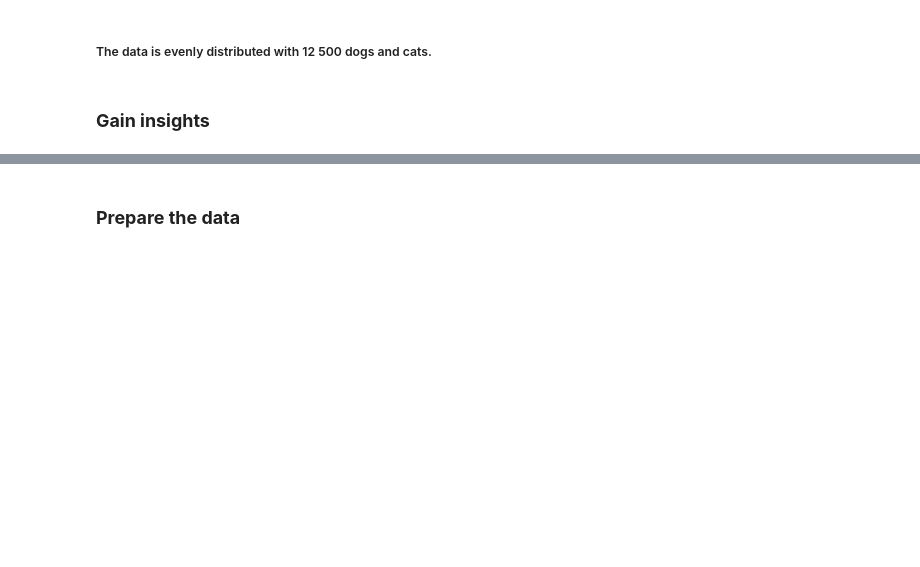
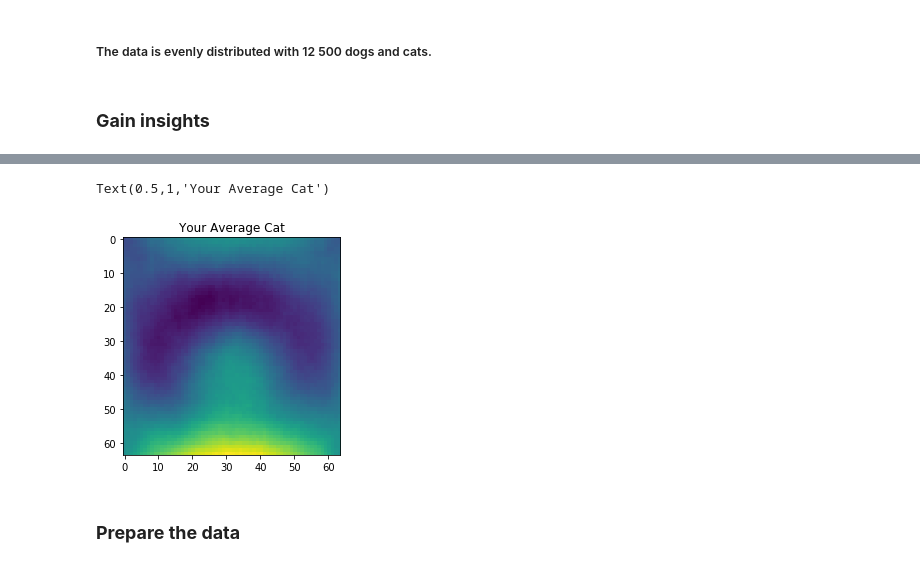
Before and after one commit to 181210/dat158, a Jupyter notebook: Oblig_2/Oblig_2ML.ipynb, the cells around one changed output, grey strips where cells are left out. Saved outputs shown, nothing was run; the diff lists cells and outputs as text; code cells hidden in the pictures; blank space fills up the shorter version.

```diff
--- a/Oblig_2/Oblig_2ML.ipynb
+++ b/Oblig_2/Oblig_2ML.ipynb
@@ -504,0 +553,7 @@ error: OpenCV(3.4.1) /root/opencv/modules/imgproc/src/resize.cpp:4044: error: (-
+# %%
+cat_avg = np.array([cat[0].T for i, cat in enumerate(train) if labels[i]==0]).mean(axis=0)
+plt.imshow(cat_avg)
+plt.title('Your Average Cat')
+# %% [output]
+Text(0.5,1,'Your Average Cat')
+[figure, added]
```
Also changed, not shown: parts of 5 cells of this notebook.
